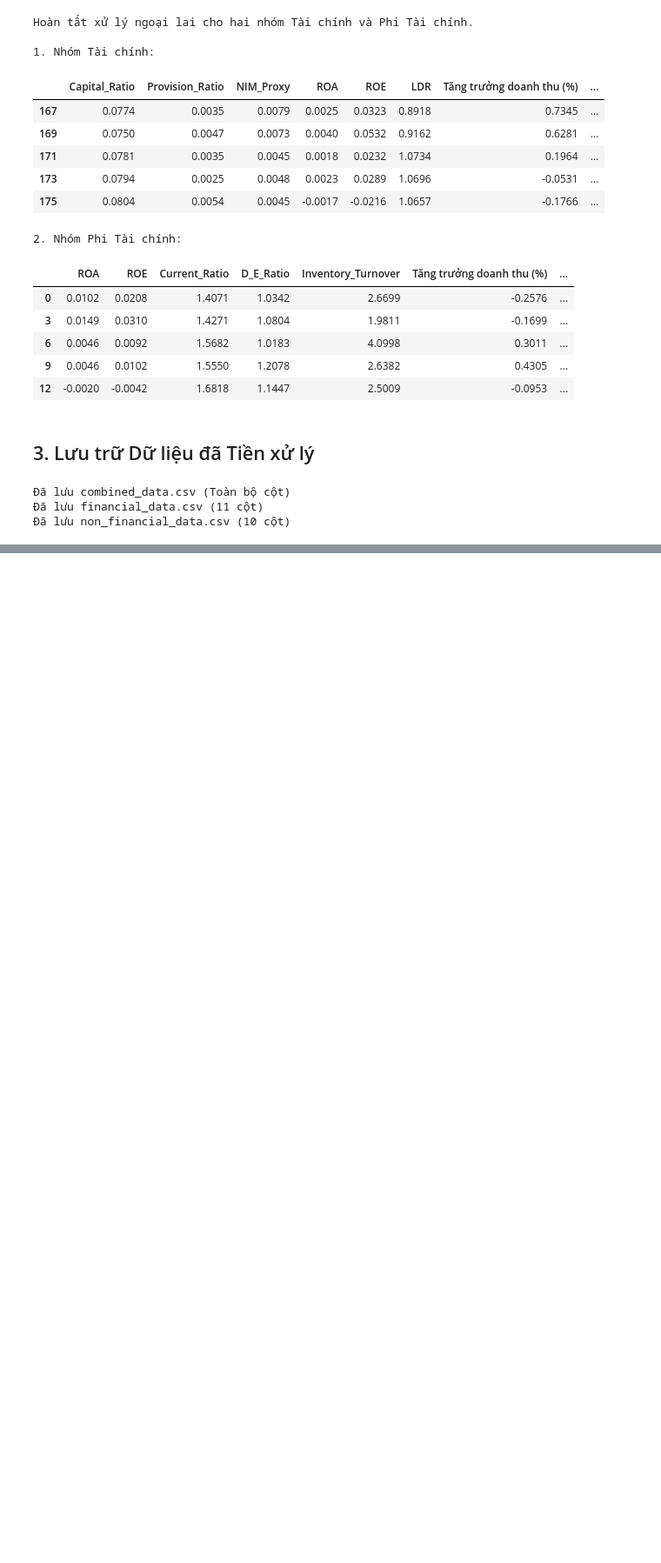
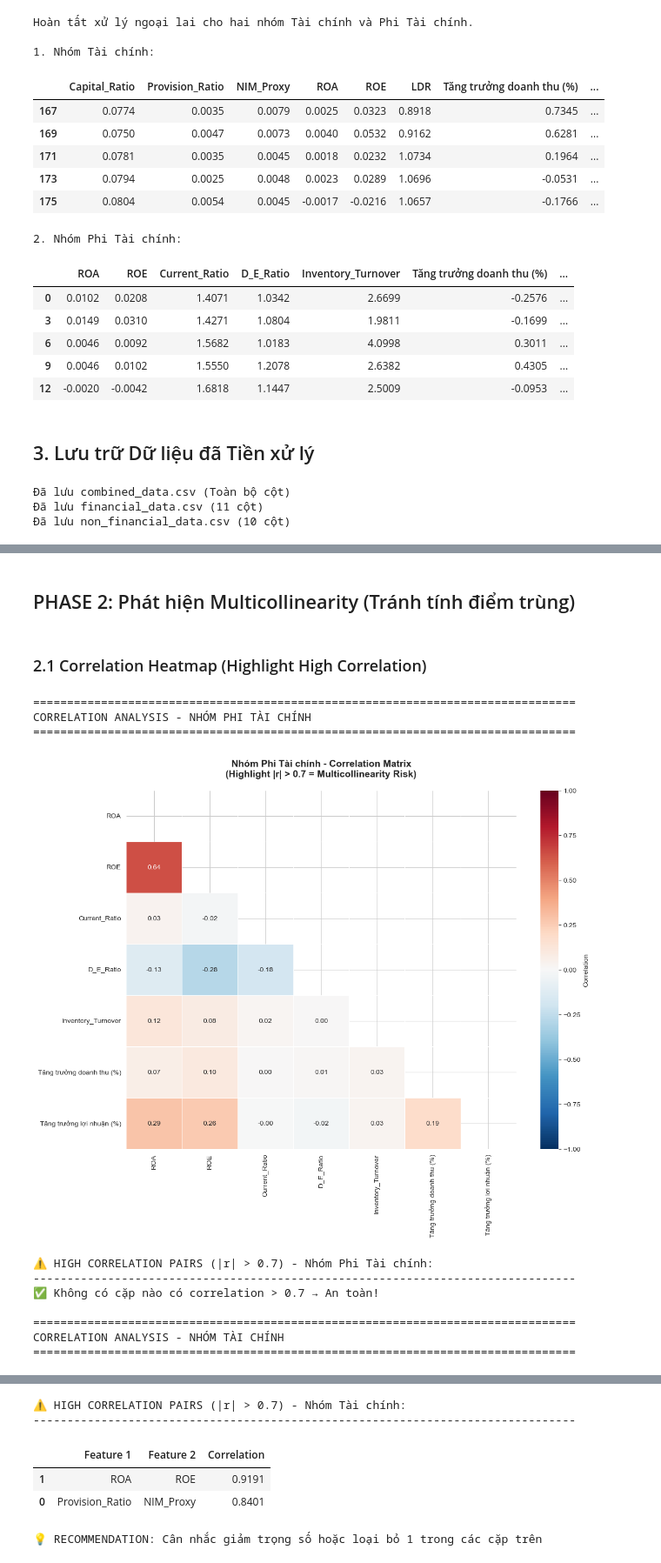
Before and after one commit to callmezuy/hcmus-introds--final-project, a Jupyter notebook: src/notebooks/fa_eda.ipynb, the cells around one changed output, grey strips where cells are left out. Shown at 87% size. Drawn from its saved outputs; the diff is of its cells as text; code cells hidden in the pictures; blank space fills up the shorter version.

```diff
--- a/src/notebooks/fa_eda.ipynb
+++ b/src/notebooks/fa_eda.ipynb
@@ -642,0 +677,70 @@ Nhóm Phi Tài chính
+# %% [markdown]
+## PHASE 2: Phát hiện Multicollinearity (Tránh tính điểm trùng)
+# %% [markdown]
+### 2.1 Correlation Heatmap (Highlight High Correlation)
+# %%
+def plot_correlation_heatmap(df, features, group_name):
+    """
+    Ma trận tương quan với highlight các cặp có correlation cao
+    → Phát hiện multicollinearity
+    """
+    valid_cols = [c for c in features if c in df.columns]
+    corr = df[valid_cols].corr()
+
+    # Tạo mask cho nửa trên
+    mask = np.triu(np.ones_like(corr, dtype=bool))
+
+    plt.figure(figsize=(12, 10))
+    sns.heatmap(corr, mask=mask, annot=True, fmt=".2f", cmap='RdBu_r',
+                vmin=-1, vmax=1, linewidths=0.5, cbar_kws={'label': 'Correlation'})
+
+    plt.title(f'{group_name} - Correlation Matrix\n(Highlight |r| > 0.7 = Multicollinearity Risk)',
+              fontsize=14, fontweight='bold', pad=20)
+    plt.tight_layout()
+    plt.show()
+
+    # Tìm các cặp có correlation cao
+    print(f"\n⚠️ HIGH CORRELATION PAIRS (|r| > 0.7) - {group_name}:")
+    print("-" * 80)
+    high_corr = []
+    for i in range(len(corr.columns)):
+        for j in range(i+1, len(corr.columns)):
+            if abs(corr.iloc[i, j]) > 0.7:
+                high_corr.append({
+                    'Feature 1': corr.columns[i],
+                    'Feature 2': corr.columns[j],
+                    'Correlation': corr.iloc[i, j]
+                })
+
+    if high_corr:
+        high_corr_df = pd.DataFrame(high_corr).sort_values('Correlation', key=abs, ascending=False)
+        display(high_corr_df)
+        print(f"\n💡 RECOMMENDATION: Cân nhắc giảm trọng số hoặc loại bỏ 1 trong các cặp trên")
+    else:
+        print("✅ Không có cặp nào có correlation > 0.7 → An toàn!")
+
+    return corr
+
+# Nhóm Phi Tài chính
+print("\n" + "="*80)
+print("CORRELATION ANALYSIS - NHÓM PHI TÀI CHÍNH")
+print("="*80)
+corr_non_fin = plot_correlation_heatmap(df_non_financial_cleaned, non_fin_ranking_features, "Nhóm Phi Tài chính")
+
+# Nhóm Tài chính
+print("\n" + "="*80)
+print("CORRELATION ANALYSIS - NHÓM TÀI CHÍNH")
+print("="*80)
+corr_fin = plot_correlation_heatmap(df_financial_cleaned, fin_ranking_features, "Nhóm Tài chính")
+# %% [output]
+================================================================================
+CORRELATION ANALYSIS - NHÓM PHI TÀI CHÍNH
+================================================================================
+[figure, added]
+⚠️ HIGH CORRELATION PAIRS (|r| > 0.7) - Nhóm Phi Tài chính:
+--------------------------------------------------------------------------------
+✅ Không có cặp nào có correlation > 0.7 → An toàn!
+
+================================================================================
+CORRELATION ANALYSIS - NHÓM TÀI CHÍNH
+================================================================================
@@ -642,0 +748,6 @@ Nhóm Phi Tài chính
+⚠️ HIGH CORRELATION PAIRS (|r| > 0.7) - Nhóm Tài chính:
+--------------------------------------------------------------------------------
+|  | Feature 1 | Feature 2 | Correlation |
+| 1 | ROA | ROE | 0.9191 |
+| 0 | Provision_Ratio | NIM_Proxy | 0.8401 |
+💡 RECOMMENDATION: Cân nhắc giảm trọng số hoặc loại bỏ 1 trong các cặp trên
```
Also changed, not shown: parts of 18 cells of this notebook, 9 other files.
